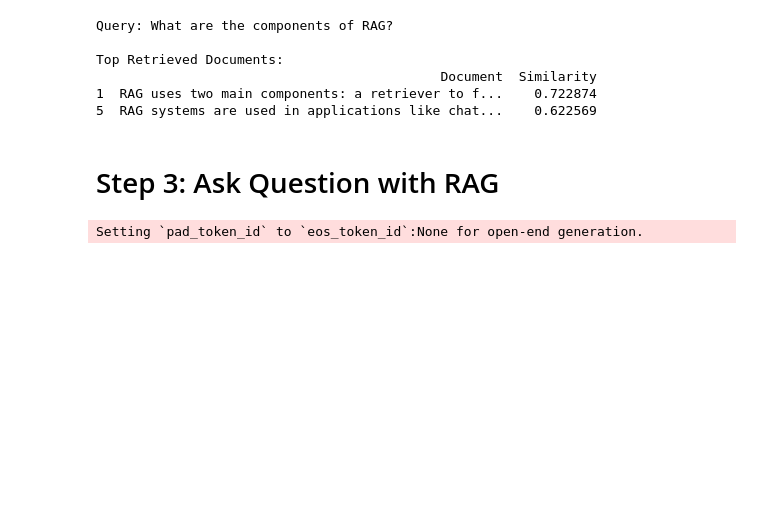
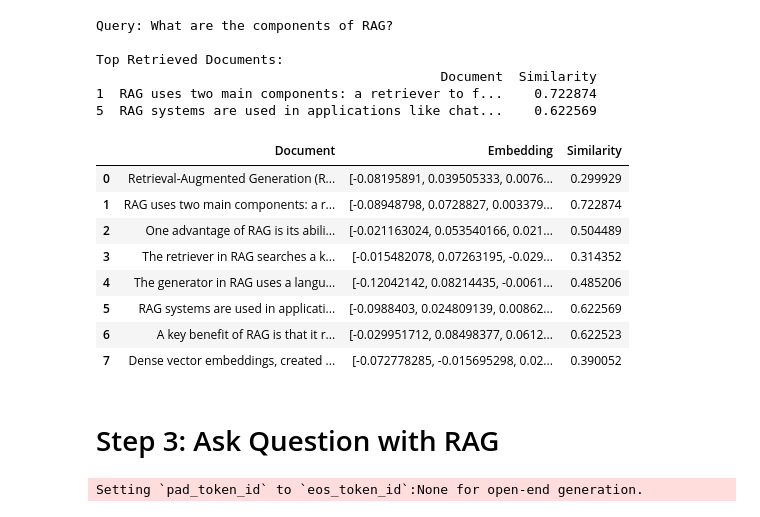
Before and after one commit to amandajeng19/NLP-Week2-RAG, a Jupyter notebook: Retrieval_Augmented_Generation_(RAG).ipynb, the cells around one changed output. Saved outputs shown, nothing was run; the diff lists cells and outputs as text; code cells hidden in the pictures; blank space fills up the shorter version.

```diff
--- a/Retrieval_Augmented_Generation_(RAG).ipynb
+++ b/Retrieval_Augmented_Generation_(RAG).ipynb
@@ -191,6 +200,20 @@ Top Retrieved Documents:
                                             Document  Similarity
 1  RAG uses two main components: a retriever to f...    0.722874
 5  RAG systems are used in applications like chat...    0.622569
+# %%
+df
+
+# note the similarity score
+# %% [output]
+|  | Document | Embedding | Similarity |
+| 0 | Retrieval-Augmented Generation (R... | [-0.08195891, 0.039505333, 0.0076... | 0.299929 |
+| 1 | RAG uses two main components: a r... | [-0.08948798, 0.0728827, 0.003379... | 0.722874 |
+| 2 | One advantage of RAG is its abili... | [-0.021163024, 0.053540166, 0.021... | 0.504489 |
+| 3 | The retriever in RAG searches a k... | [-0.015482078, 0.07263195, -0.029... | 0.314352 |
+| 4 | The generator in RAG uses a langu... | [-0.12042142, 0.08214435, -0.0061... | 0.485206 |
+| 5 | RAG systems are used in applicati... | [-0.0988403, 0.024809139, 0.00862... | 0.622569 |
+| 6 | A key benefit of RAG is that it r... | [-0.029951712, 0.08498377, 0.0612... | 0.622523 |
+| 7 | Dense vector embeddings, created ... | [-0.072778285, -0.015695298, 0.02... | 0.390052 |
 # %% [markdown]
 # Step 3: Ask Question with RAG
 # %%
```
Also changed, not shown: parts of 8 cells of this notebook.
